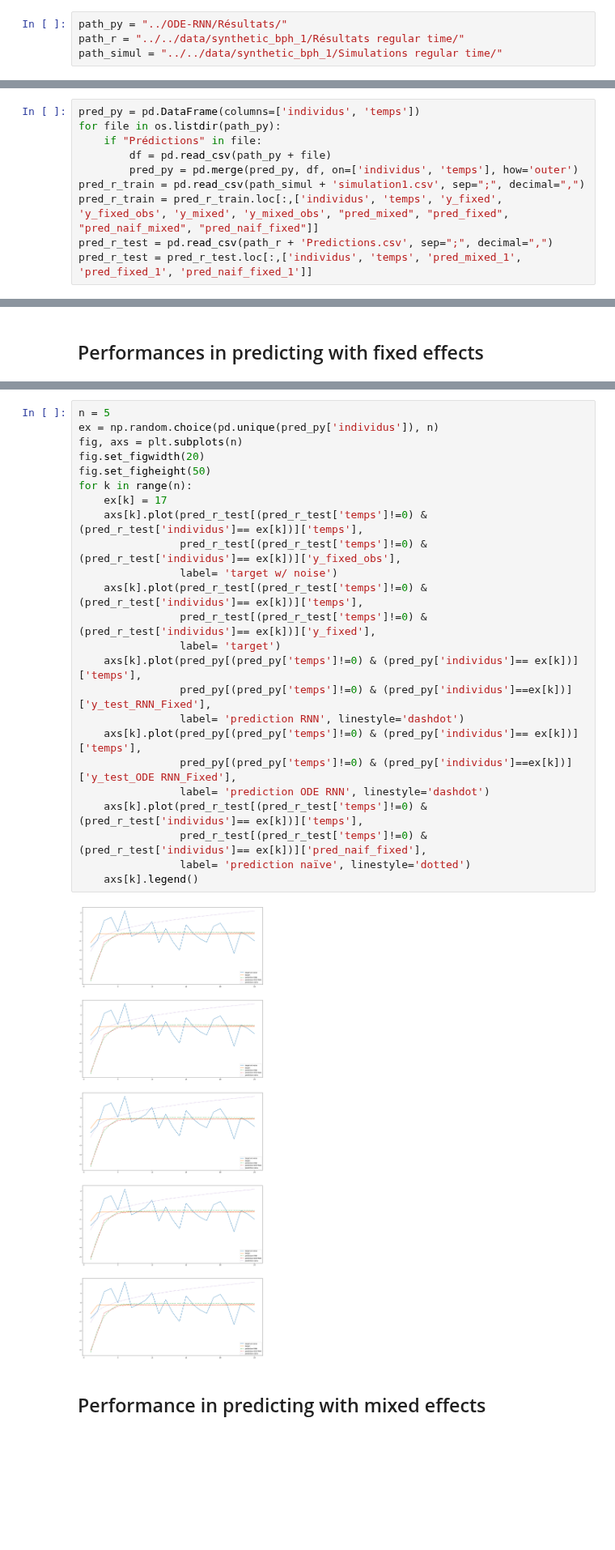
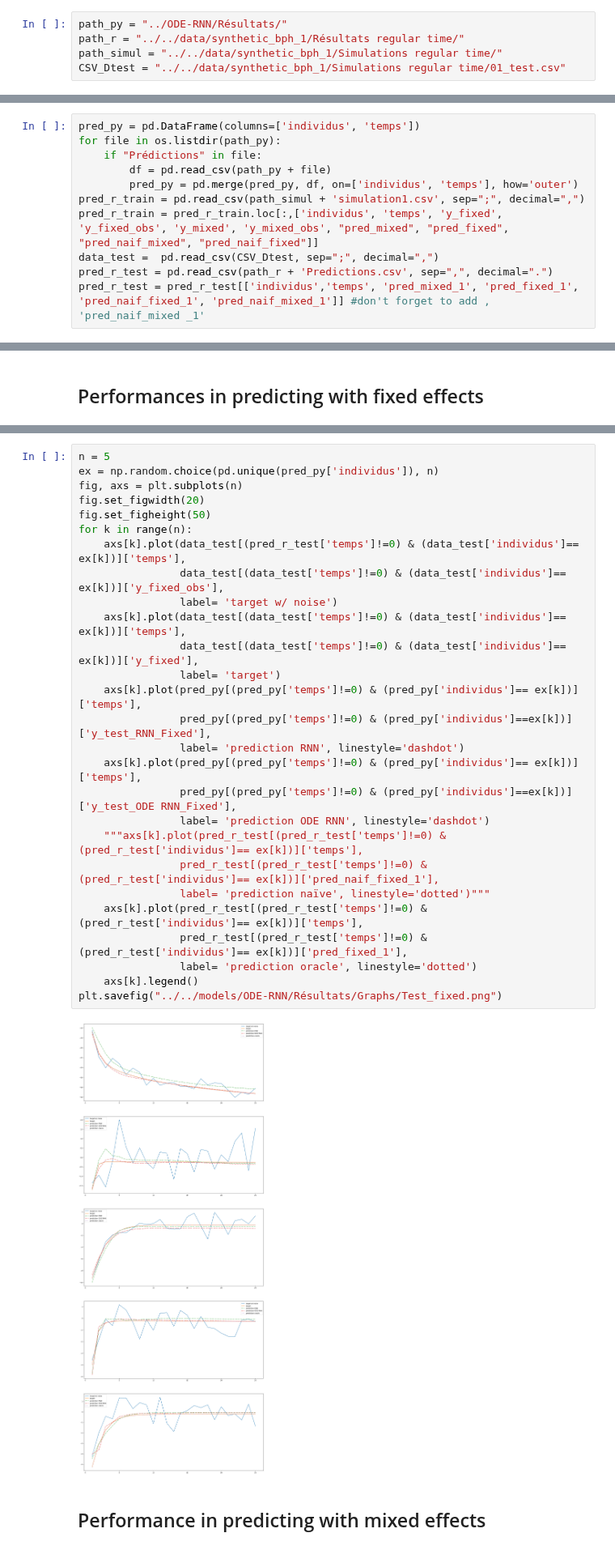
Before and after one commit to FrankwaP/subSISTM, a Jupyter notebook: models/ODE-RNN/Report.ipynb, the cells around one changed output, grey strips where cells are left out. Shown at 81% size. Saved outputs shown, nothing was run; the diff lists cells and outputs as text; blank space fills up the shorter version.

```diff
--- a/models/ODE-RNN/Report.ipynb
+++ b/models/ODE-RNN/Report.ipynb
@@ -10,6 +10,7 @@ import numpy as np
 path_py = "../ODE-RNN/Résultats/"
 path_r = "../../data/synthetic_bph_1/Résultats regular time/"
 path_simul = "../../data/synthetic_bph_1/Simulations regular time/"
+CSV_Dtest = "../../data/synthetic_bph_1/Simulations regular time/01_test.csv"
 # %% [markdown]
 ### Gathering results
 # %%
@@ -20,5 +21,6 @@ for file in os.listdir(path_py):
         pred_py = pd.merge(pred_py, df, on=['individus', 'temps'], how='outer')
 pred_r_train = pd.read_csv(path_simul + 'simulation1.csv', sep=";", decimal=",")
 pred_r_train = pred_r_train.loc[:,['individus', 'temps', 'y_fixed', 'y_fixed_obs', 'y_mixed', 'y_mixed_obs', "pred_mixed", "pred_fixed", "pred_naif_mixed", "pred_naif_fixed"]]
-pred_r_test = pd.read_csv(path_r + 'Predictions.csv', sep=";", decimal=",")
-pred_r_test = pred_r_test.loc[:,['individus', 'temps', 'pred_mixed_1', 'pred_fixed_1', 'pred_naif_fixed_1']]
+data_test =  pd.read_csv(CSV_Dtest, sep=";", decimal=",")
+pred_r_test = pd.read_csv(path_r + 'Predictions.csv', sep=",", decimal=".")
+pred_r_test = pred_r_test[['individus','temps', 'pred_mixed_1', 'pred_fixed_1', 'pred_naif_fixed_1', 'pred_naif_mixed_1']] #don't forget to add , 'pred_naif_mixed _1'
@@ -110,29 +147,32 @@ for k in range(n):
 # %%
 n = 5
 ex = np.random.choice(pd.unique(pred_py['individus']), n)
 fig, axs = plt.subplots(n)
 fig.set_figwidth(20)
 fig.set_figheight(50)
 for k in range(n):
-    ex[k] = 17
-    axs[k].plot(pred_r_test[(pred_r_test['temps']!=0) & (pred_r_test['individus']== ex[k])]['temps'],
-                pred_r_test[(pred_r_test['temps']!=0) & (pred_r_test['individus']== ex[k])]['y_fixed_obs'],
+    axs[k].plot(data_test[(pred_r_test['temps']!=0) & (data_test['individus']== ex[k])]['temps'],
+                data_test[(data_test['temps']!=0) & (data_test['individus']== ex[k])]['y_fixed_obs'],
                 label= 'target w/ noise')
-    axs[k].plot(pred_r_test[(pred_r_test['temps']!=0) & (pred_r_test['individus']== ex[k])]['temps'],
-                pred_r_test[(pred_r_test['temps']!=0) & (pred_r_test['individus']== ex[k])]['y_fixed'],
+    axs[k].plot(data_test[(data_test['temps']!=0) & (data_test['individus']== ex[k])]['temps'],
+                data_test[(data_test['temps']!=0) & (data_test['individus']== ex[k])]['y_fixed'],
                 label= 'target')
     axs[k].plot(pred_py[(pred_py['temps']!=0) & (pred_py['individus']== ex[k])]['temps'],
                 pred_py[(pred_py['temps']!=0) & (pred_py['individus']==ex[k])]['y_test_RNN_Fixed'],
                 label= 'prediction RNN', linestyle='dashdot')
     axs[k].plot(pred_py[(pred_py['temps']!=0) & (pred_py['individus']== ex[k])]['temps'],
                 pred_py[(pred_py['temps']!=0) & (pred_py['individus']==ex[k])]['y_test_ODE RNN_Fixed'],
                 label= 'prediction ODE RNN', linestyle='dashdot')
+    """axs[k].plot(pred_r_test[(pred_r_test['temps']!=0) & (pred_r_test['individus']== ex[k])]['temps'],
+                pred_r_test[(pred_r_test['temps']!=0) & (pred_r_test['individus']== ex[k])]['pred_naif_fixed_1'],
+                label= 'prediction naïve', linestyle='dotted')"""
     axs[k].plot(pred_r_test[(pred_r_test['temps']!=0) & (pred_r_test['individus']== ex[k])]['temps'],
-                pred_r_test[(pred_r_test['temps']!=0) & (pred_r_test['individus']== ex[k])]['pred_naif_fixed'],
-                label= 'prediction naïve', linestyle='dotted')
+                pred_r_test[(pred_r_test['temps']!=0) & (pred_r_test['individus']== ex[k])]['pred_fixed_1'],
+                label= 'prediction oracle', linestyle='dotted')
     axs[k].legend()
+plt.savefig("../../models/ODE-RNN/Résultats/Graphs/Test_fixed.png")
 # %% [output]
-[figure, old version]
+[figure, new version]
 # %% [markdown]
 ## Performance in predicting with mixed effects
 # %%
```
Also changed, not shown: parts of 13 cells of this notebook, 1 other file.
